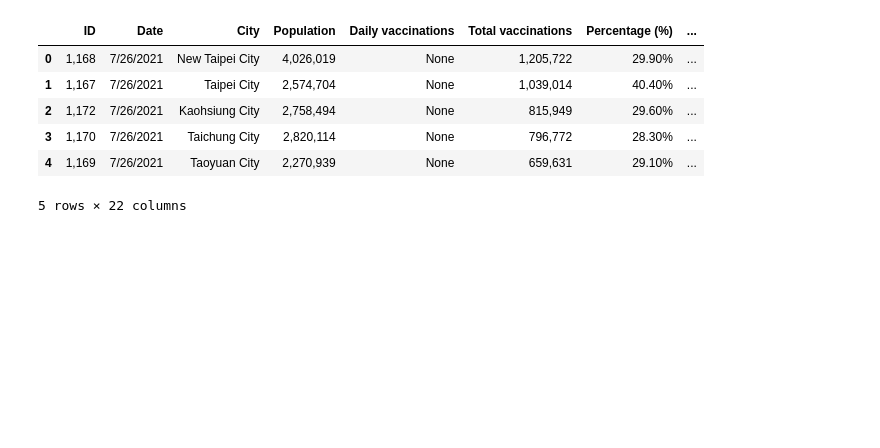
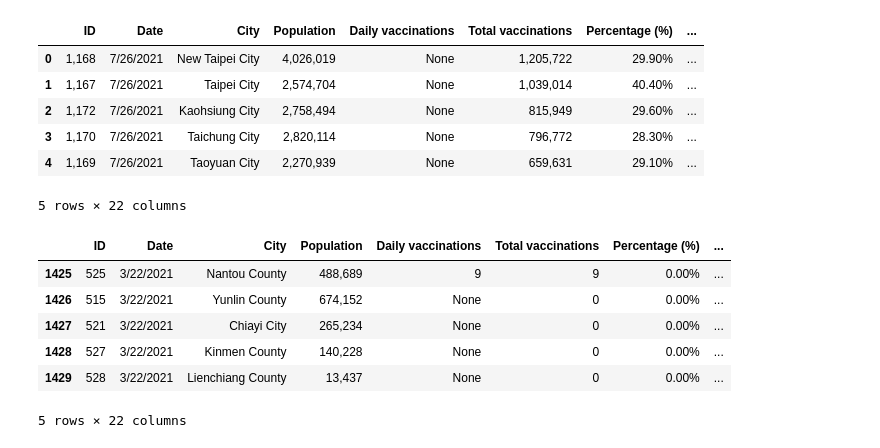
Before and after one commit to Joannie/teacherDemo, a Jupyter notebook: covidTest.ipynb, the cells around one changed output. Saved outputs shown, nothing was run; the diff lists cells and outputs as text; code cells hidden in the pictures; blank space fills up the shorter version.

```diff
--- a/covidTest.ipynb
+++ b/covidTest.ipynb
@@ -10,3 +10,13 @@ df.head()
 | 3 | 1,170 | 7/26/2021 | Taichung City | 2,820,114 | None | 796,772 | 28.30% | ... |
 | 4 | 1,169 | 7/26/2021 | Taoyuan City | 2,270,939 | None | 659,631 | 29.10% | ... |
 5 rows × 22 columns
+# %%
+df.tail(5)
+# %% [output]
+|  | ID | Date | City | Population | Daily vaccinations | Total vaccinations | Percentage (%) | ... |
+| 1425 | 525 | 3/22/2021 | Nantou County | 488,689 | 9 | 9 | 0.00% | ... |
+| 1426 | 515 | 3/22/2021 | Yunlin County | 674,152 | None | 0 | 0.00% | ... |
+| 1427 | 521 | 3/22/2021 | Chiayi City | 265,234 | None | 0 | 0.00% | ... |
+| 1428 | 527 | 3/22/2021 | Kinmen County | 140,228 | None | 0 | 0.00% | ... |
+| 1429 | 528 | 3/22/2021 | Lienchiang County | 13,437 | None | 0 | 0.00% | ... |
+5 rows × 22 columns
```
Also changed, not shown: parts of 8 cells of this notebook.
